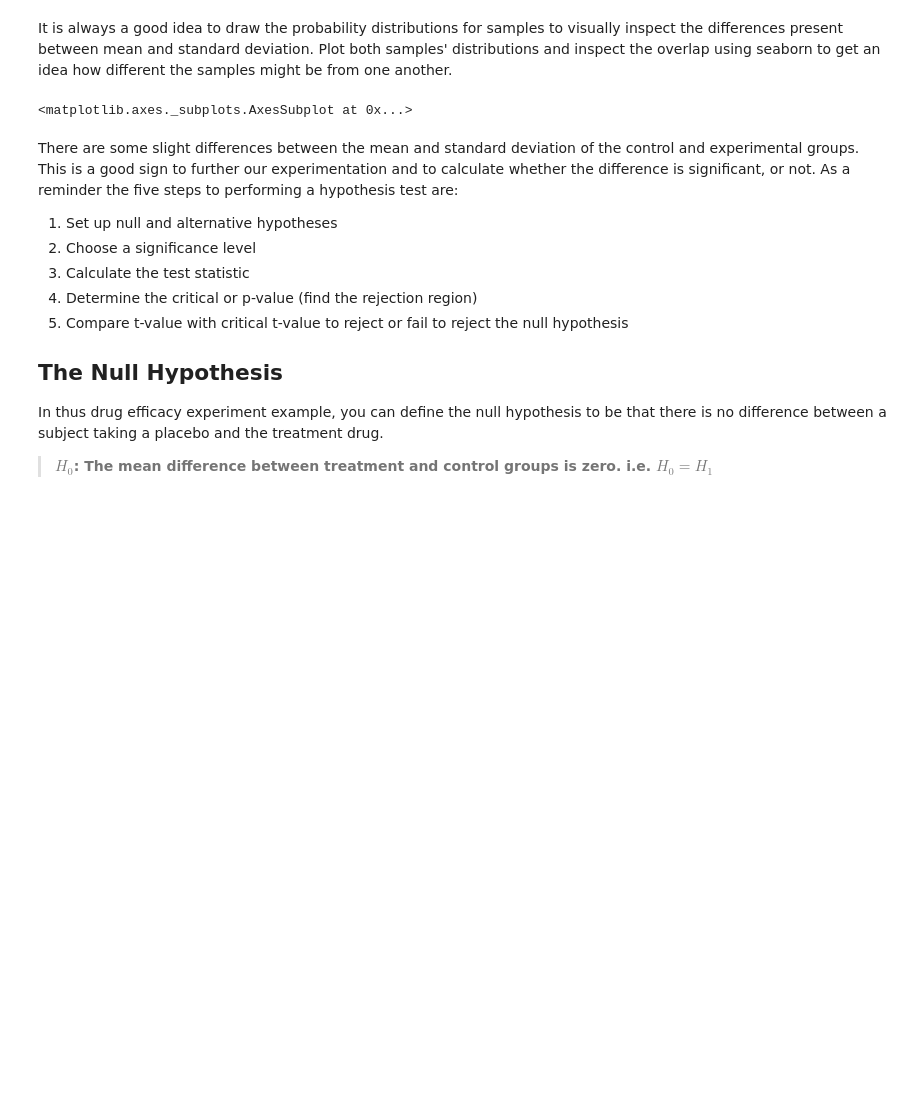
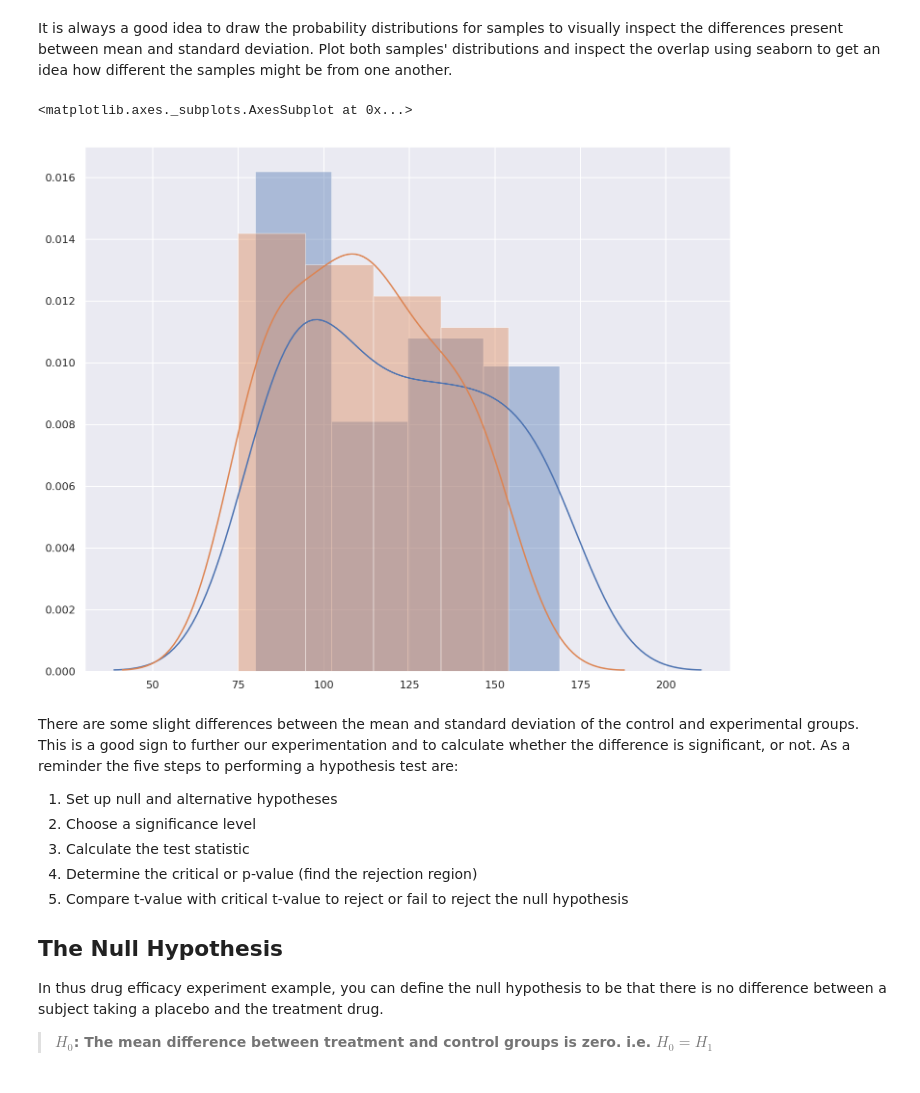
Before and after one commit to minnaf/dsc-two-sample-t-tests-lab-nyc-ds-060319, a Jupyter notebook: index.ipynb, the cells around one changed output. Cells and saved outputs as stored; diff of their text form; code cells hidden in the pictures; blank space fills up the shorter version.

```diff
--- a/index.ipynb
+++ b/index.ipynb
@@ -57,10 +57,13 @@ Plot both samples' distributions and inspect the overlap using seaborn to get an
 # %%
 # Draw a plot showing overlapping of distribution means and sds for incpection
 #f, axes = plt.subplots(1, 2)
-sns.distplot(control, ax=axes[0], color = 'pink')
-sns.distplot(experimental, ax=axes[1])
+sns.set(color_codes=True)
+sns.set(rc={'figure.figsize':(12,10)})
+sns.distplot(control) # Blue distribution
+sns.distplot(experimental) # Green distribution
 # %% [output]
 <matplotlib.axes._subplots.AxesSubplot at 0x...>
+[figure, added]
 # %% [markdown]
 There are some slight differences between the mean and standard deviation of the control and experimental groups. This is a good sign to further our experimentation and to calculate whether the difference is significant, or not. As a reminder the five steps to performing a hypothesis test are:
 
```
